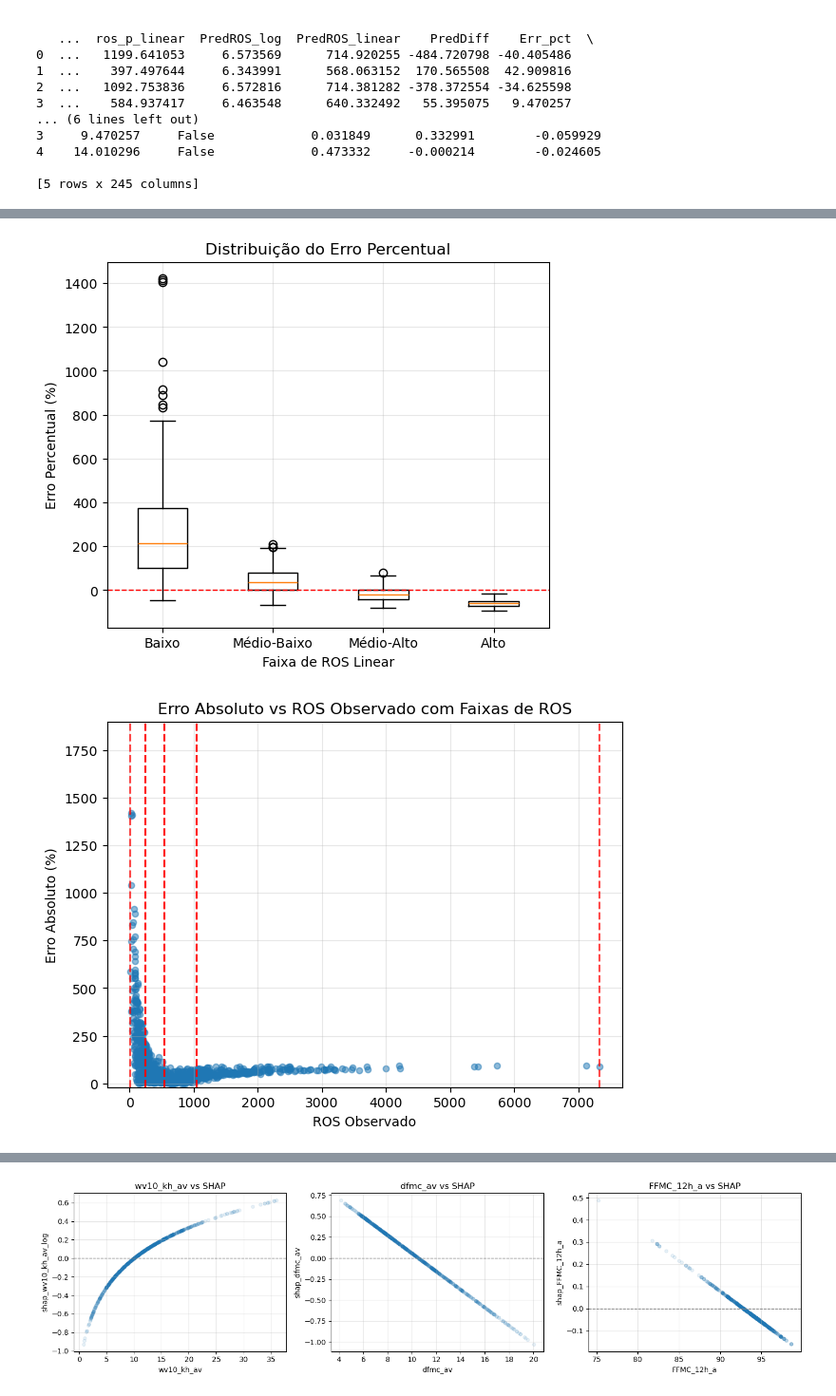
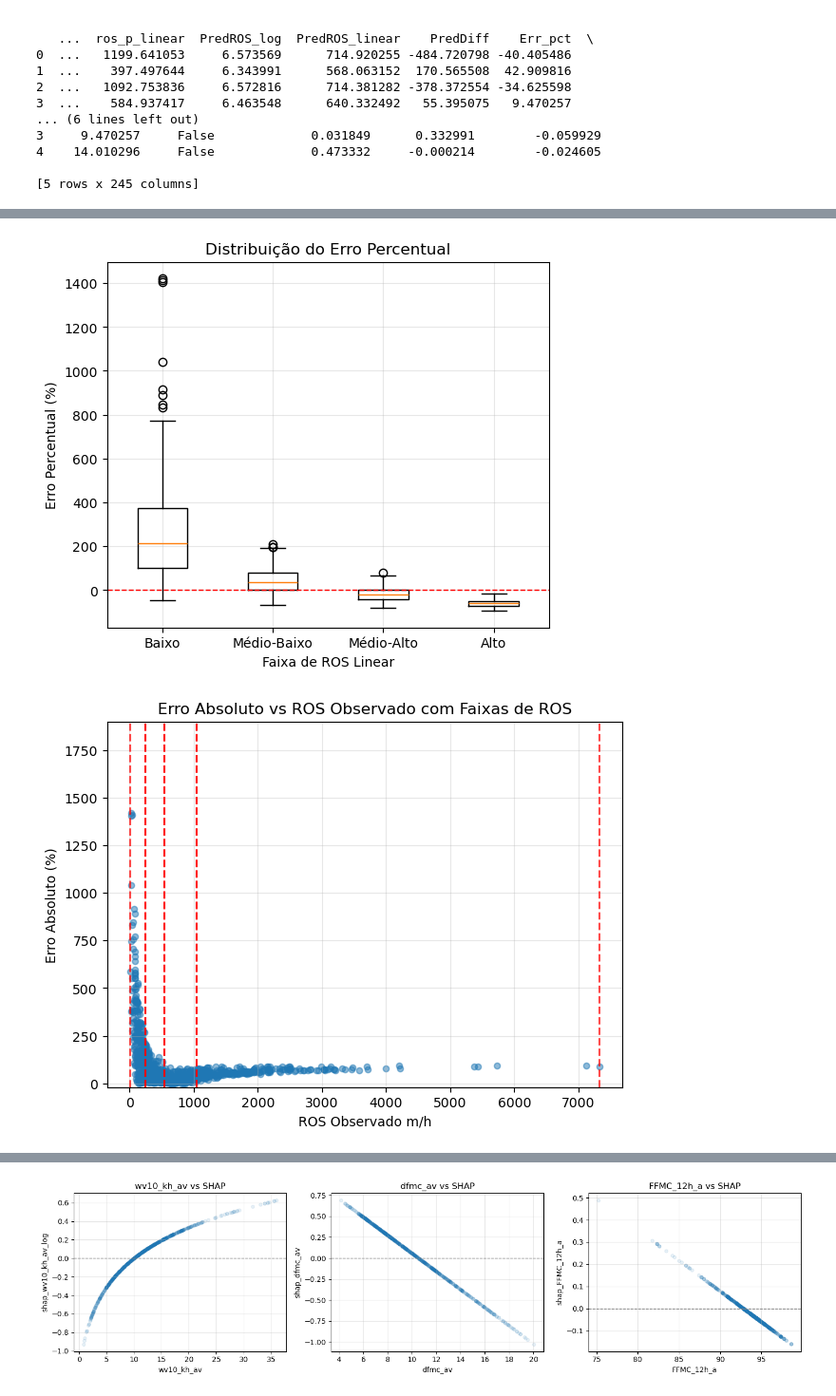
Before and after one commit to rafael-bork/FIRE-HACK-Project, a Jupyter notebook: Notebooks/4Models/Outlier_Analysis.ipynb, the cells around one changed output, grey strips where cells are left out. Shown at 95% size. Cells and saved outputs as stored; diff of their text form; code cells hidden in the pictures.

```diff
--- a/Notebooks/4Models/Outlier_Analysis.ipynb
+++ b/Notebooks/4Models/Outlier_Analysis.ipynb
@@ -81,7 +81,7 @@ metrics_by_bin.columns = ['_'.join(col).strip() if isinstance(col, tuple) else c
 
 # Combinar métricas com range
 metrics_by_bin = metrics_by_bin.merge(bin_ranges, left_index=True, right_index=True)
-metrics_by_bin = metrics_by_bin.rename(columns={'min':'ROS_min', 'max':'ROS_max'})
+metrics_by_bin = metrics_by_bin.rename(columns={'min':'ROS_min m/h', 'max':'ROS_max m/h'})
 
 print(f"\nPerformance por Faixa de ROS Linear (com range):")
 print(metrics_by_bin)
@@ -118,7 +118,7 @@ for _, row in bin_ranges.iterrows():
     plt.axvline(x=row['min'], color='red', linestyle='--', alpha=0.7)
     plt.axvline(x=row['max'], color='red', linestyle='--', alpha=0.7)
 
-plt.xlabel('ROS Observado')
+plt.xlabel('ROS Observado m/h')
 plt.ylabel('Erro Absoluto (%)')
 plt.title('Erro Absoluto vs ROS Observado com Faixas de ROS')
 plt.ylim(-20, 1900)
@@ -142,5 +142,5 @@ Alto         1050.34  7320.94
 [figure]
-[figure, old version]
+[figure, new version]
 # %%
 import numpy as np
 import pandas as pd
```
Also changed, not shown: parts of 4 cells of this notebook, 13 other files.
